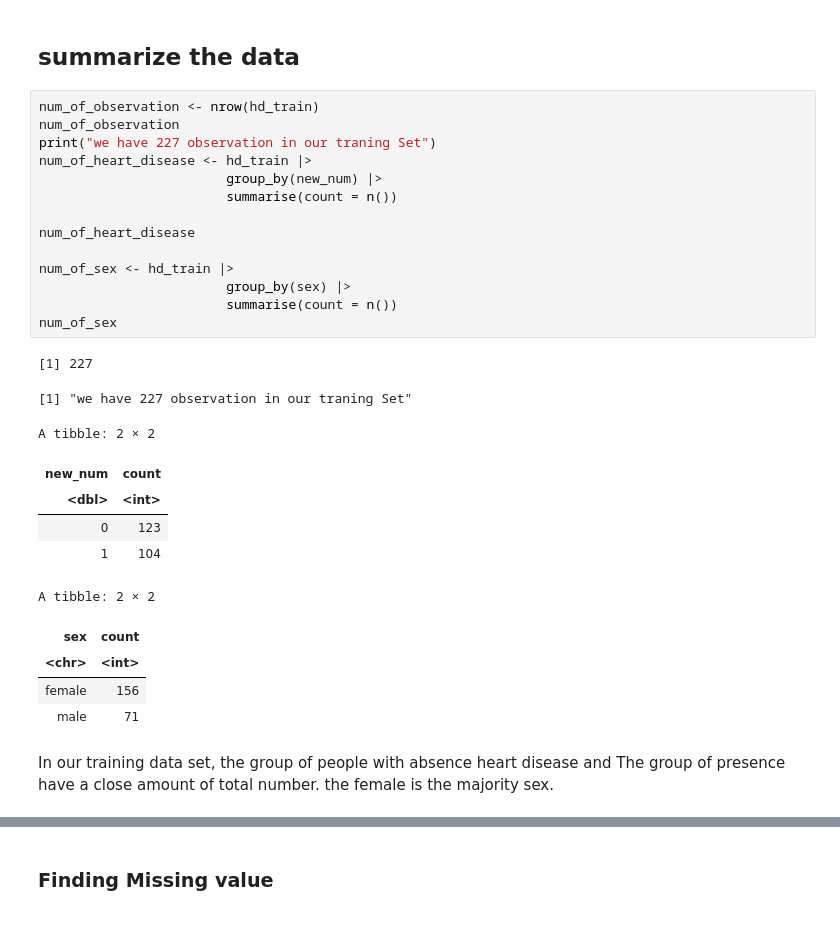
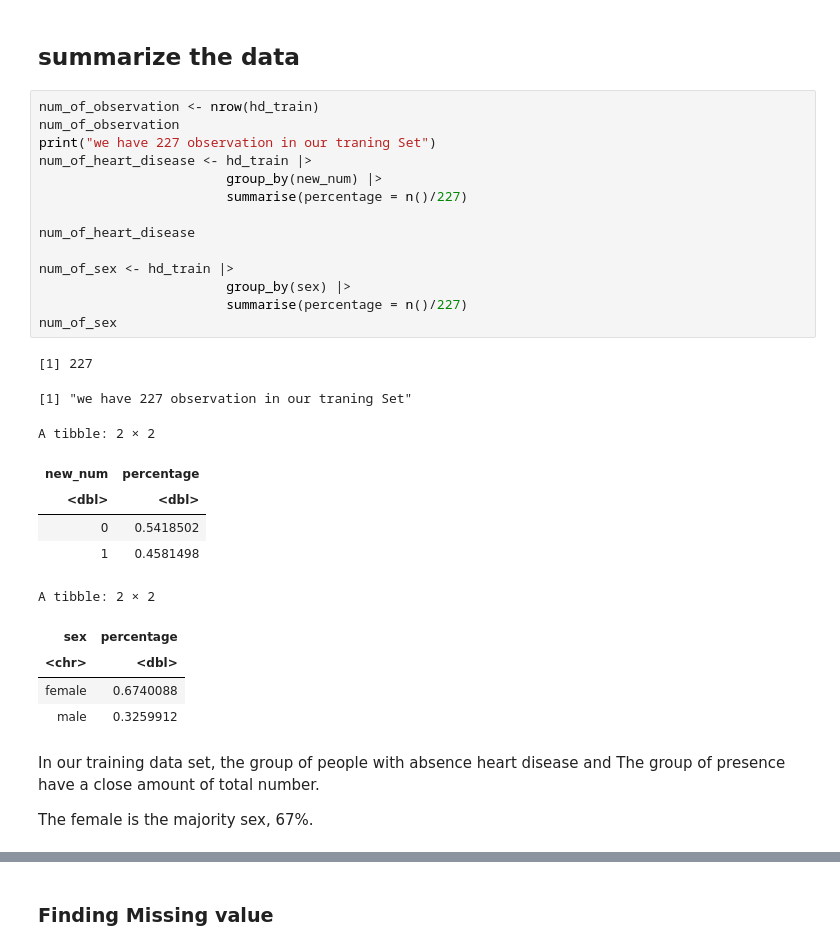
Before and after one commit to sherrii-Xia/DSCI_100_WT2, a Jupyter notebook: project/group_proposal.ipynb, the cells around one changed output, grey strips where cells are left out. Saved outputs shown, nothing was run; the diff lists cells and outputs as text.

```diff
--- a/project/group_proposal.ipynb
+++ b/project/group_proposal.ipynb
@@ -137,32 +148,34 @@ hd_test <- testing(hd_split)
 # %%
 num_of_observation <- nrow(hd_train)
 num_of_observation
 print("we have 227 observation in our traning Set")
 num_of_heart_disease <- hd_train |>
                         group_by(new_num) |>
-                        summarise(count = n())
+                        summarise(percentage = n()/227)
 
 num_of_heart_disease
 
 num_of_sex <- hd_train |>
                         group_by(sex) |>
-                        summarise(count = n())
+                        summarise(percentage = n()/227)
 num_of_sex
 # %% [output]
 [1] 227
 [1] "we have 227 observation in our traning Set"
 A tibble: 2 × 2
-| new_num | count |
-| <dbl> | <int> |
-| 0 | 123 |
-| 1 | 104 |
+| new_num | percentage |
+| <dbl> | <dbl> |
+| 0 | 0.5418502 |
+| 1 | 0.4581498 |
 A tibble: 2 × 2
-| sex | count |
-| <chr> | <int> |
-| female | 156 |
-| male | 71 |
+| sex | percentage |
+| <chr> | <dbl> |
+| female | 0.6740088 |
+| male | 0.3259912 |
 # %% [markdown]
-In our training data set, the group of people with absence heart disease and The group of presence have a close amount of total number. the female is the majority sex.
+In our training data set, the group of people with absence heart disease and The group of presence have a close amount of total number.
+
+The female is the majority sex, 67%.
 # %%
 sumOfData <- hd_train |>
              select(age,trestbps,chol,thalach) |>
```
Also changed, not shown: parts of 9 cells of this notebook.
